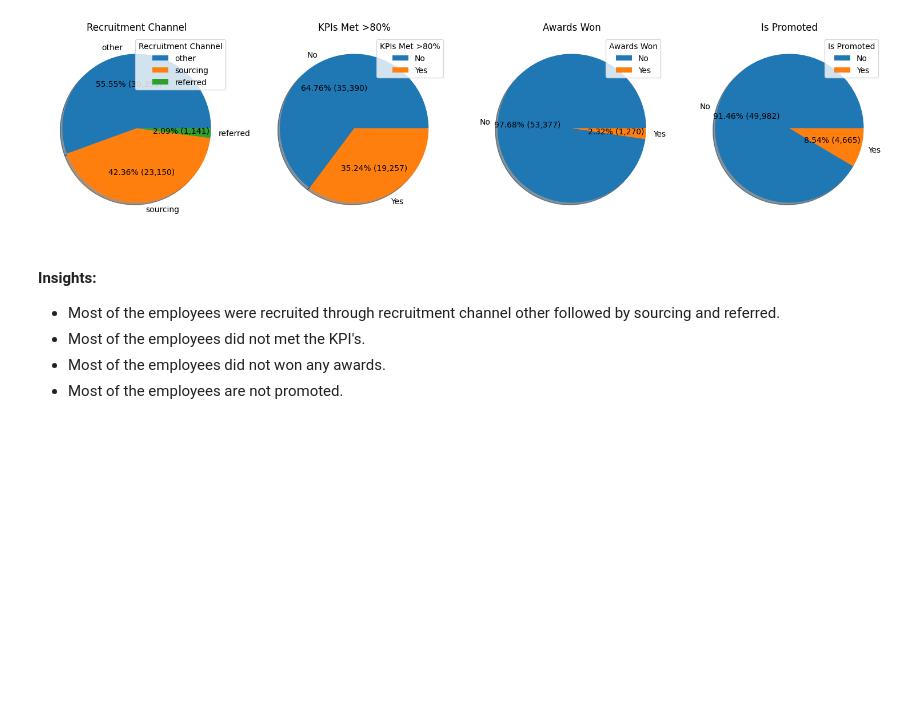
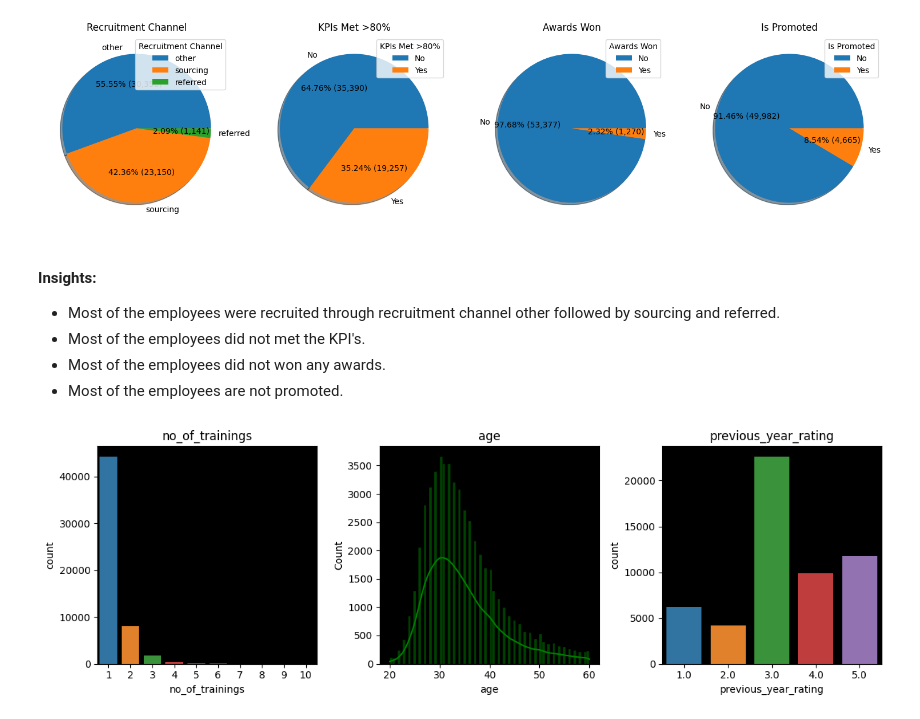
Before and after one commit to Akshay-Paunikar/HR_Analytics, a Jupyter notebook: notebook/hr_analytics_EDA.ipynb, the cells around one changed output. Cells and saved outputs as stored; diff of their text form; code cells hidden in the pictures; blank space fills up the shorter version.

```diff
--- a/notebook/hr_analytics_EDA.ipynb
+++ b/notebook/hr_analytics_EDA.ipynb
@@ -533,3 +532,34 @@ plt.show()
  - Most of the employees did not met the KPI's.
  - Most of the employees did not won any awards.
  - Most of the employees are not promoted.
+# %%
+plt.figure(figsize=(12,4))
+
+# no_of_trainings
+
+ax1 = plt.subplot2grid((1,3),(0,0))
+
+sns.countplot(data=train_data, x='no_of_trainings', ax=ax1)
+ax1.set_facecolor('black')
+plt.title("no_of_trainings")
+
+# age
+
+ax2 = plt.subplot2grid((1,3),(0,1))
+
+sns.histplot(data=train_data, x='age', kde=True, color='green',ax=ax2)
+ax2.set_facecolor('black')
+plt.title("age")
+
+# previous_year_rating
+
+ax3 = plt.subplot2grid((1,3),(0,2))
+
+sns.countplot(data=train_data, x='previous_year_rating', ax=ax3)
+ax3.set_facecolor('black')
+plt.title("previous_year_rating")
+
+plt.tight_layout()
+plt.show()
+# %% [output]
+[figure, added]
```
Also changed, not shown: parts of 5 cells of this notebook.
